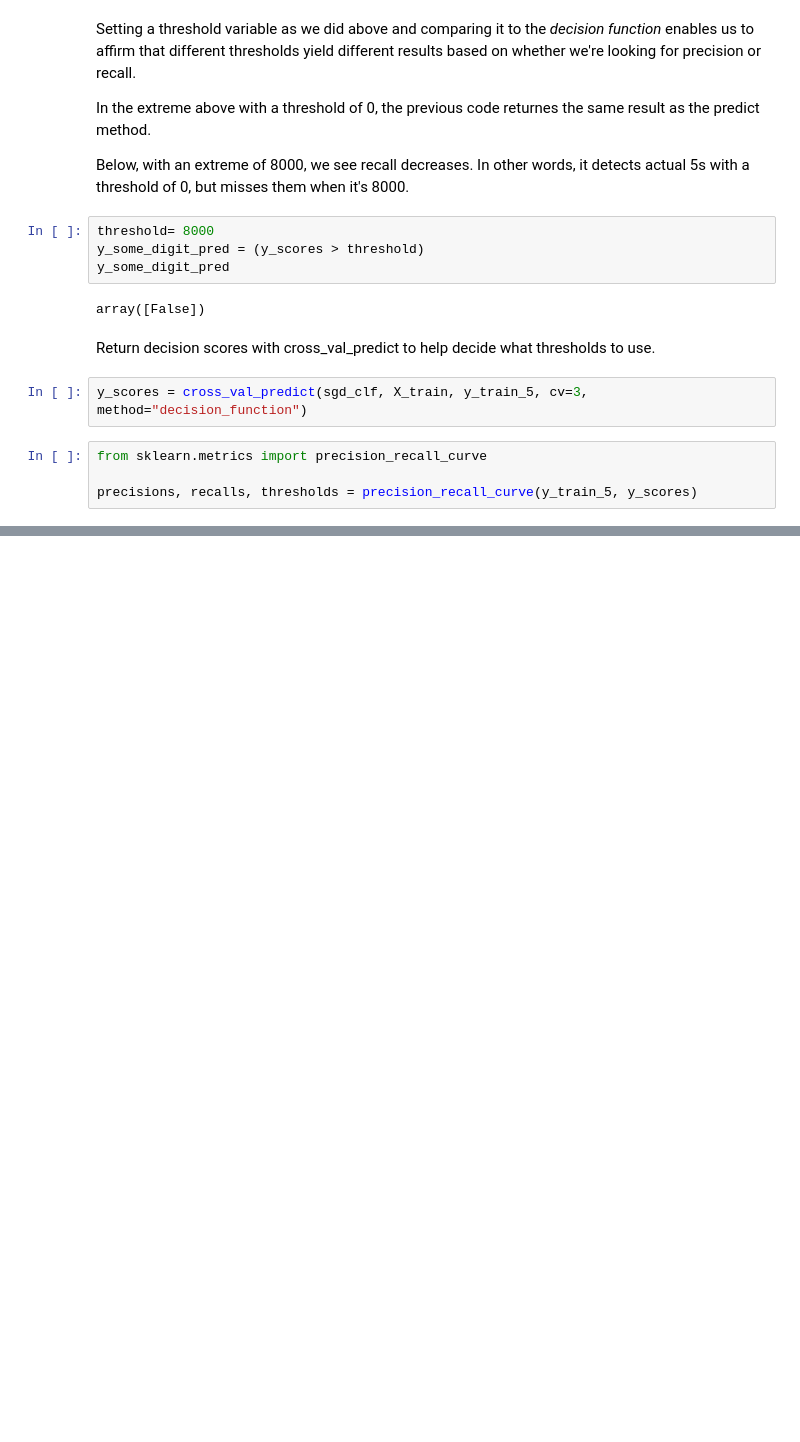
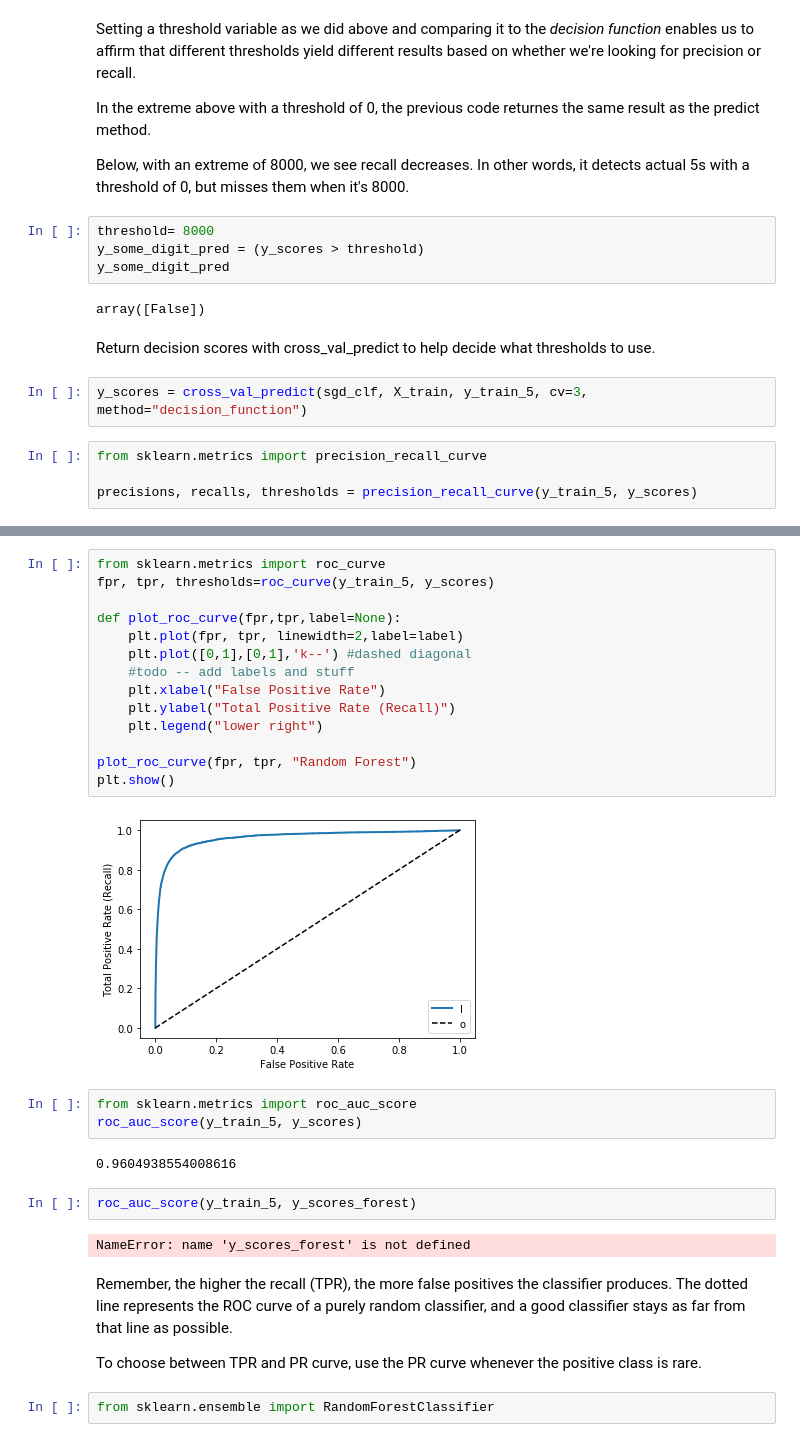
Before and after one commit to dnmorris7/O-Reilly_Handwriting_Analysis, a Jupyter notebook: O'Reilly_Handwriting_Analysis.ipynb, the cells around one changed output, grey strips where cells are left out. Cells and saved outputs as stored; diff of their text form; blank space fills up the shorter version.

```diff
--- a/O'Reilly_Handwriting_Analysis.ipynb
+++ b/O'Reilly_Handwriting_Analysis.ipynb
@@ -286,0 +339,31 @@ plt.show()
+# %%
+from sklearn.metrics import roc_curve
+fpr, tpr, thresholds=roc_curve(y_train_5, y_scores)
+
+def plot_roc_curve(fpr,tpr,label=None):
+    plt.plot(fpr, tpr, linewidth=2,label=label)
+    plt.plot([0,1],[0,1],'k--') #dashed diagonal
+    #todo -- add labels and stuff
+    plt.xlabel("False Positive Rate")
+    plt.ylabel("Total Positive Rate (Recall)")
+    plt.legend("lower right")
+
+plot_roc_curve(fpr, tpr, "Random Forest")
+plt.show()
+# %% [output]
+[figure, added]
+# %%
+from sklearn.metrics import roc_auc_score
+roc_auc_score(y_train_5, y_scores)
+# %% [output]
+0.9604938554008616
+# %%
+roc_auc_score(y_train_5, y_scores_forest)
+# %% [output]
+NameError: name 'y_scores_forest' is not defined
+# %% [markdown]
+Remember, the higher the recall (TPR), the more false positives the classifier produces. The dotted line represents the ROC curve of a purely random classifier, and a good classifier stays as far from that line as possible.
+
+To choose between TPR and PR curve, use the PR curve whenever the positive class is rare.
+# %%
+from sklearn.ensemble import RandomForestClassifier
```
Also changed, not shown: parts of 16 cells of this notebook.
